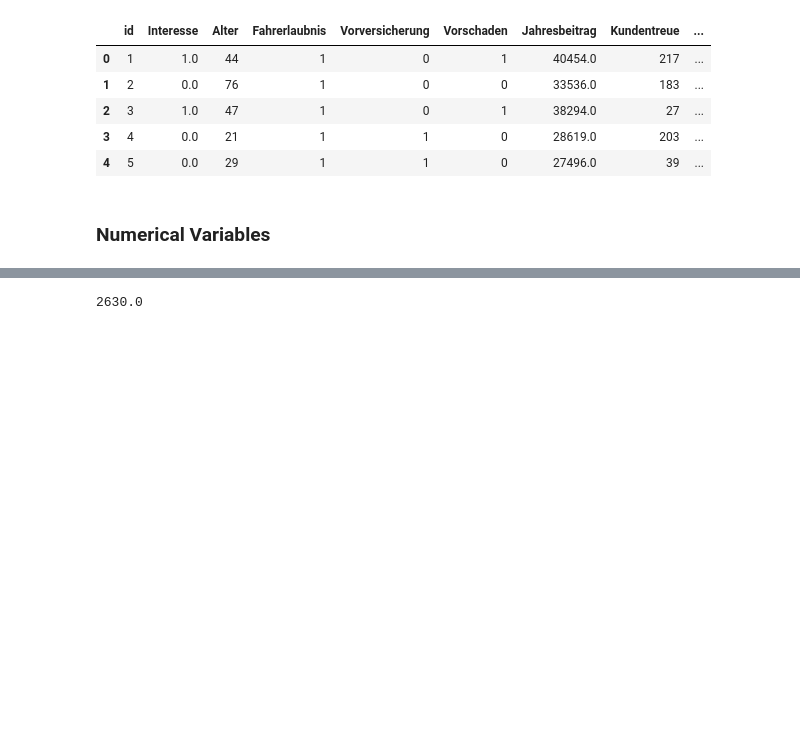
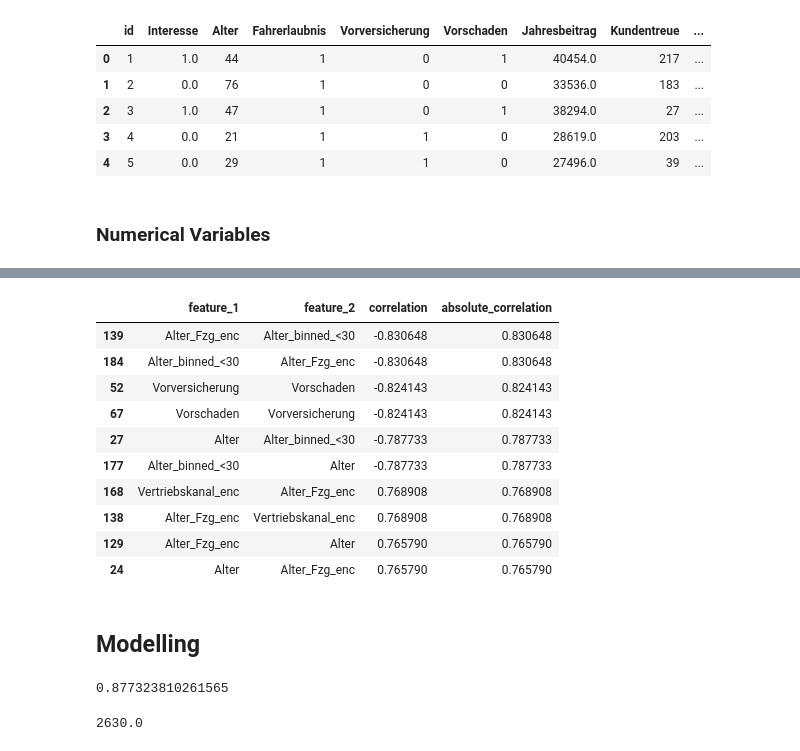
Before and after one commit to mariamorskovatykh/coding_challenge, a Jupyter notebook: affinity_modelling.ipynb, the cells around one changed output, grey strips where cells are left out. Drawn from its saved outputs; the diff is of its cells as text; code cells hidden in the pictures; blank space fills up the shorter version.

```diff
--- a/affinity_modelling.ipynb
+++ b/affinity_modelling.ipynb
@@ -356,0 +359,30 @@ len(data["Regional_Code"].unique())
+# %%
+# Converting the correlation matrix into a DataFrame
+corr_df = correlation_matrix.stack().reset_index()
+
+# Renaming the columns
+corr_df.columns = ['feature_1','feature_2', 'correlation']
+
+# Remove "self correlations"
+no_self_correlation = (corr_df['feature_1'] != corr_df['feature_2'])
+corr_df = corr_df[no_self_correlation]
+# %%
+# Computing the absolute correlation
+corr_df['absolute_correlation'] = np.abs(corr_df['correlation'])
+
+# Showing the top 5 most correlated pairs of feature
+corr_df.sort_values(by="absolute_correlation", ascending=False).head(5*2)
+# %% [output]
+|  | feature_1 | feature_2 | correlation | absolute_correlation |
+| 139 | Alter_Fzg_enc | Alter_binned_<30 | -0.830648 | 0.830648 |
+| 184 | Alter_binned_<30 | Alter_Fzg_enc | -0.830648 | 0.830648 |
+| 52 | Vorversicherung | Vorschaden | -0.824143 | 0.824143 |
+| 67 | Vorschaden | Vorversicherung | -0.824143 | 0.824143 |
+| 27 | Alter | Alter_binned_<30 | -0.787733 | 0.787733 |
+| 177 | Alter_binned_<30 | Alter | -0.787733 | 0.787733 |
+| 168 | Vertriebskanal_enc | Alter_Fzg_enc | 0.768908 | 0.768908 |
+| 138 | Alter_Fzg_enc | Vertriebskanal_enc | 0.768908 | 0.768908 |
+| 129 | Alter_Fzg_enc | Alter | 0.765790 | 0.765790 |
+| 24 | Alter | Alter_Fzg_enc | 0.765790 | 0.765790 |
+# %% [markdown]
+## Modelling
@@ -356,0 +393,9 @@ len(data["Regional_Code"].unique())
+# %%
+# Instantiate model
+log_reg = LogisticRegression(max_iter=1000)
+
+# Scoring on multiple folds aka Cross Validation
+scores = cross_val_score(log_reg, X, y, cv=10)
+scores.mean()
+# %% [output]
+0.877323810261565
```
Also changed, not shown: parts of 11 cells of this notebook.
